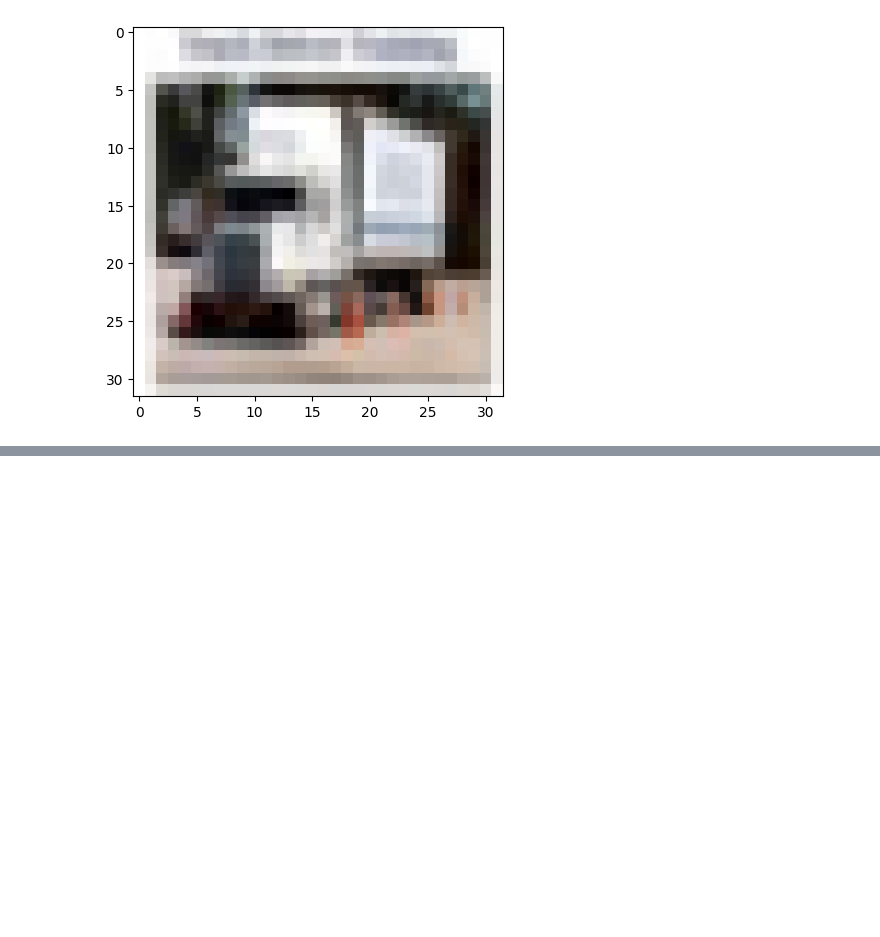
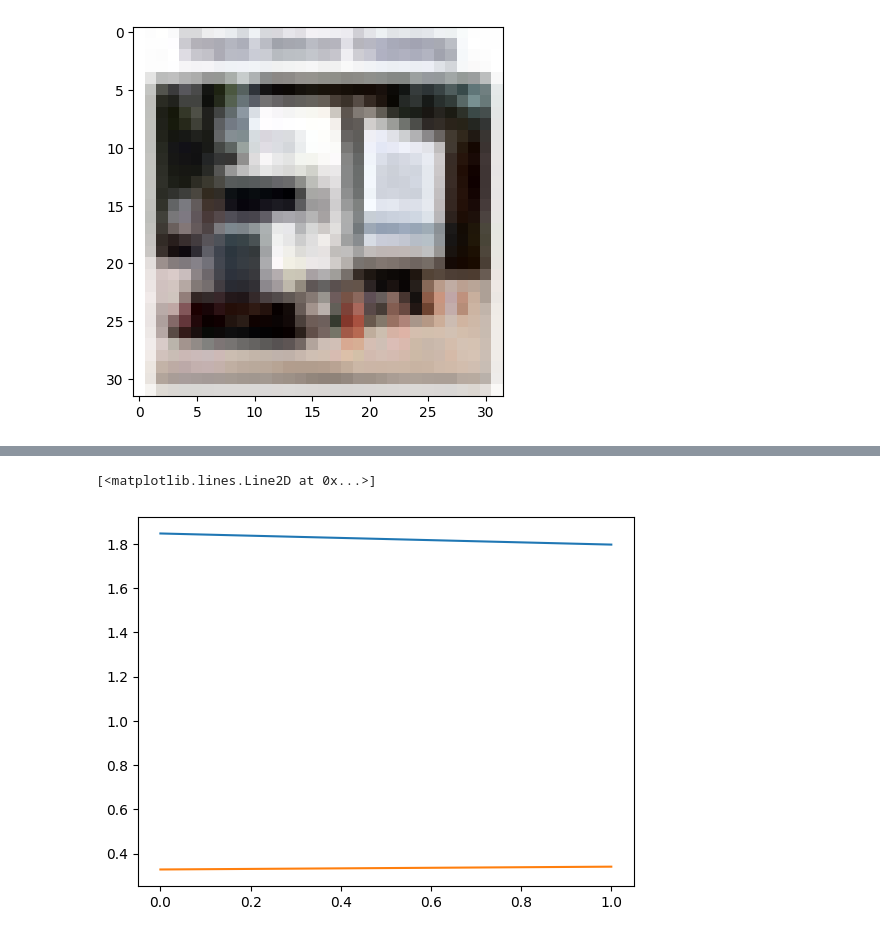
Before and after one commit to techLearner2000/classify_images-cifar-10-_using_cnn, a Jupyter notebook: code.ipynb, the cells around one changed output, grey strips where cells are left out. Saved outputs shown, nothing was run; the diff lists cells and outputs as text; code cells hidden in the pictures; blank space fills up the shorter version.

Commit message:
train the model

```diff
--- a/code.ipynb
+++ b/code.ipynb
@@ -48,0 +71,2 @@ for i in np.arange(0, 5 * 5):
+# %%
+Input_shape = X_train.shape[1:]
@@ -48,0 +81,17 @@ for i in np.arange(0, 5 * 5):
+# %%
+model = Sequential()
+model.add(Conv2D(filters = 32, kernel_size = (3, 3), activation = 'relu', input_shape = Input_shape))
+model.add(Conv2D(filters = 32, kernel_size = (3, 3), activation = 'relu'))
+model.add(MaxPooling2D(2, 2))
+model.add(Dropout(0.3))
+
+model.add(Conv2D(filters = 64, kernel_size = (3, 3), activation = 'relu'))
+model.add(Conv2D(filters = 64, kernel_size = (3, 3), activation = 'relu'))
+model.add(MaxPooling2D(2, 2))
+model.add(Dropout(0.2))
+
+model.add(Flatten())
+
+model.add(Dense(units = 512, activation = 'relu'))
+model.add(Dense(units = 512, activation = 'relu'))
+model.add(Dense(units = 10, activation = 'softmax'))
@@ -48,0 +129,4 @@ for i in np.arange(0, 5 * 5):
+# %%
+model.compile(loss="categorical_crossentropy", optimizer=keras.optimizers.RMSprop(learning_rate=0.01), metrics=['accuracy'])
+# %%
+history = model.fit(X_train, y_train, batch_size=32, epochs=2, shuffle=True)
@@ -48,0 +138,6 @@ for i in np.arange(0, 5 * 5):
+# %%
+plt.plot(history.history['loss'])
+plt.plot(history.history['accuracy'])
+# %% [output]
+[<matplotlib.lines.Line2D at 0x...>]
+[figure, added]
```
Also changed, not shown: parts of 11 cells of this notebook.
